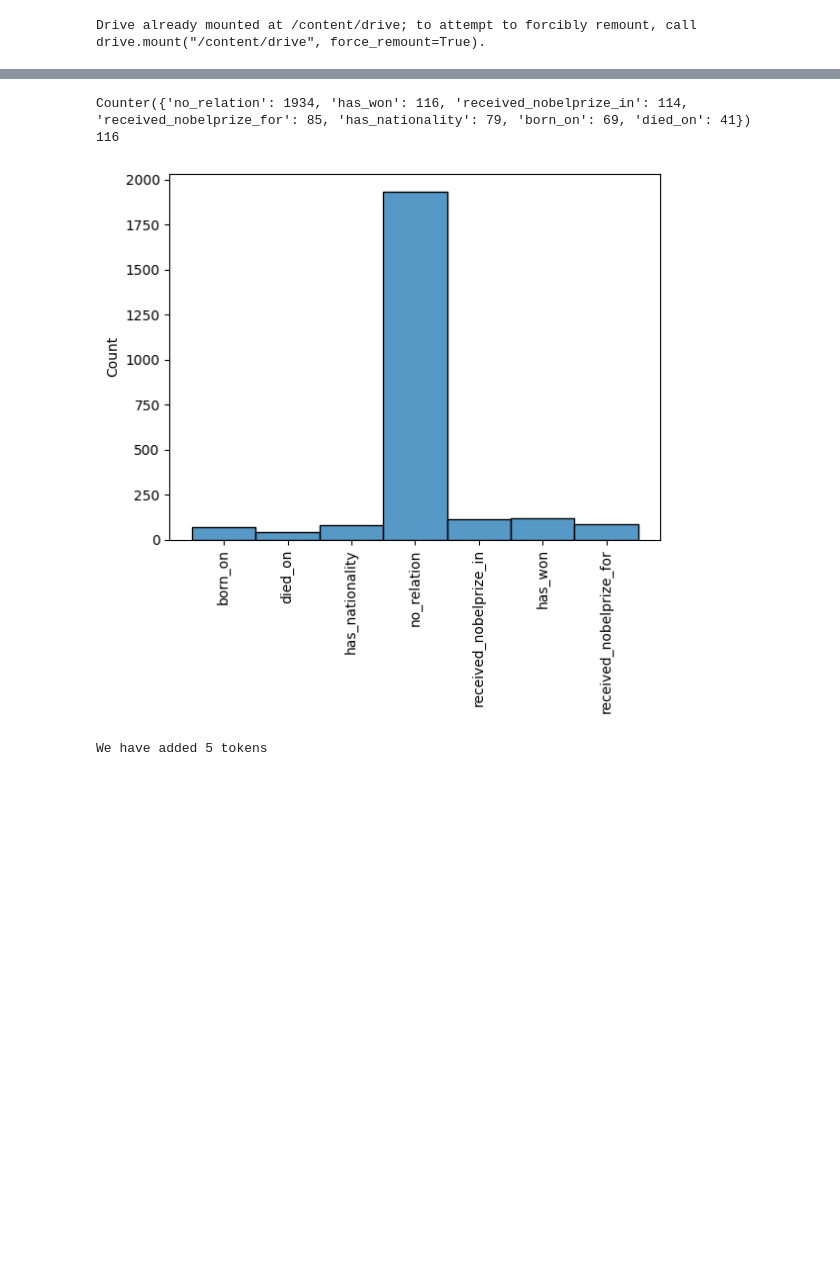
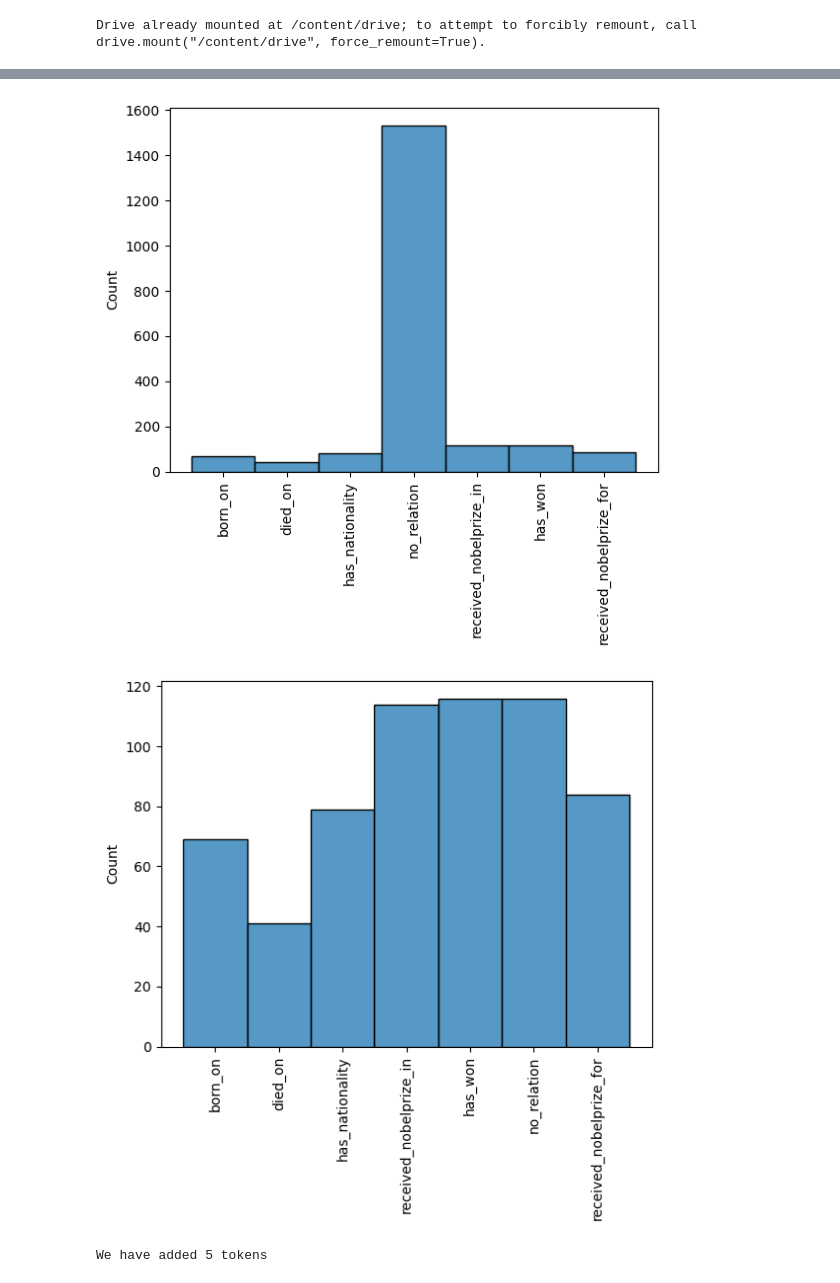
Before and after one commit to IvanDePivan/2AMM30-groep-2, a Jupyter notebook: Model_RE.ipynb, the cells around one changed output, grey strips where cells are left out. Saved outputs shown, nothing was run; the diff lists cells and outputs as text; code cells hidden in the pictures; blank space fills up the shorter version.

Commit message:
splitting paragraphs

```diff
--- a/Model_RE.ipynb
+++ b/Model_RE.ipynb
@@ -267,4 +268,4 @@ def mark_data(data, NER_output=True, prune = None):
     relations_output.extend([get_relation(pair, article['relations']) for pair in pairs])
     data_output.extend(new_texts)
 
-  return data_output, relations_output
+  return np.array(data_output), np.array(relations_output)
@@ -271,36 +294,56 @@ def mark_data(data, NER_output=True, prune = None):
 # %%
-# even vanaf train[1] omdat train[0] dus een gekke volgorde heeft in id_entity
 X_train, y_train = mark_data(train, NER_output=False, prune =1.2)
 X_val, y_val = mark_data(val, NER_output=False, prune =1.2)
 X_test, y_test = mark_data(test, NER_output=False, prune =1.2)
+
+X_train, y_train = split_paragraphs(X_train, y_train)
+X_val, y_val = split_paragraphs(X_val, y_val)
+X_test, y_test = split_paragraphs(X_test, y_test)
 
 # X_train_full, y_train_full = mark_data(train[1:], NER_output=False)
 # X_test_full, y_test_full = mark_data(test, NER_output=False)
 
 # print('Before pruning: \n train: ' + str(len(y_train_full)) + '\n test: '+ str(len(y_test_full)))
 # print('After pruning: \n train: ' + str(len(y_train)) + '\n test: '+ str(len(y_test)))
 
 sns.histplot(y_train)
 plt.xticks(rotation=90)
+plt.show()
+
+def desample(X,y,sample_factor = 1.2):
+  # get second highest category
+  label_counts = Counter(y)
+  relation_counts = label_counts.copy()
+  relation_counts.pop('no_relation')
+  n_samples = round(sample_factor * max(relation_counts.values())) # allow slight class imbalance for no_relation
+
+  # if no_relation imbalanced, randomly downsample these relations
+  if label_counts['no_relation'] - n_samples > 0:
+    desample_mask = y != 'no_relation'
+    ind_no_relation = np.where(y == 'no_relation')[0]
+    include_no_relations = (np.random.choice(ind_no_relation,n_samples, replace = False))
+    desample_mask[include_no_relations] = 1
+  y = y[desample_mask]
+  X = X[desample_mask]
+
+  return X,y
 
 # randomly undersample no_relation in train
-label_counts = Counter(y_train)
-relation_counts = label_counts.copy()
-relation_counts.pop('no_relation')
-n_samples = max(relation_counts.values())
-if label_counts['no_relation'] - n_samples > 0:
-  y_train == 'no_relation'
+X_train, y_train = desample(X_train,y_train, sample_factor =1 )
 
+sns.histplot(y_train)
+plt.xticks(rotation=90)
+plt.show()
 
 id2label = {0: "no_relation", 1: "received_nobelprize_for", 2: "has_won", 3: "received_nobelprize_in", 4: "born_on", 5: "died_on", 6: "has_nationality"}
 label2id = {"no_relation": 0, "received_nobelprize_for": 1, "has_won": 2, "received_nobelprize_in": 3, "born_on": 4, "died_on": 5, "has_nationality": 6}
 
 y_train = [label2id[label] for label in y_train]
+y_val = [label2id[label] for label in y_val]
 y_test = [label2id[label] for label in y_test]
 # %% [output]
-Counter({'no_relation': 1934, 'has_won': 116, 'received_nobelprize_in': 114, 'received_nobelprize_for': 85, 'has_nationality': 79, 'born_on': 69, 'died_on': 41})
-116
-[figure, old version]
+[figure, new version]
+[figure, added]
 # %%
 from transformers import AutoTokenizer
 
```
Also changed, not shown: parts of 7 cells of this notebook.
